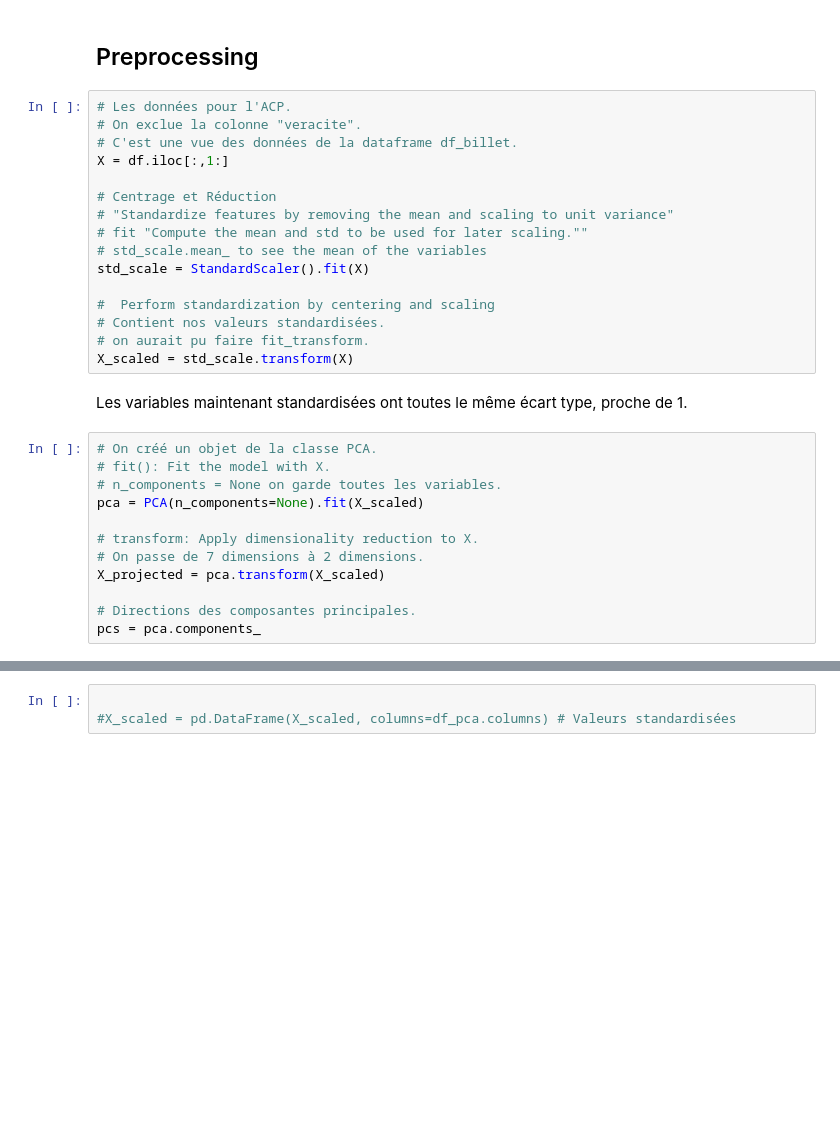
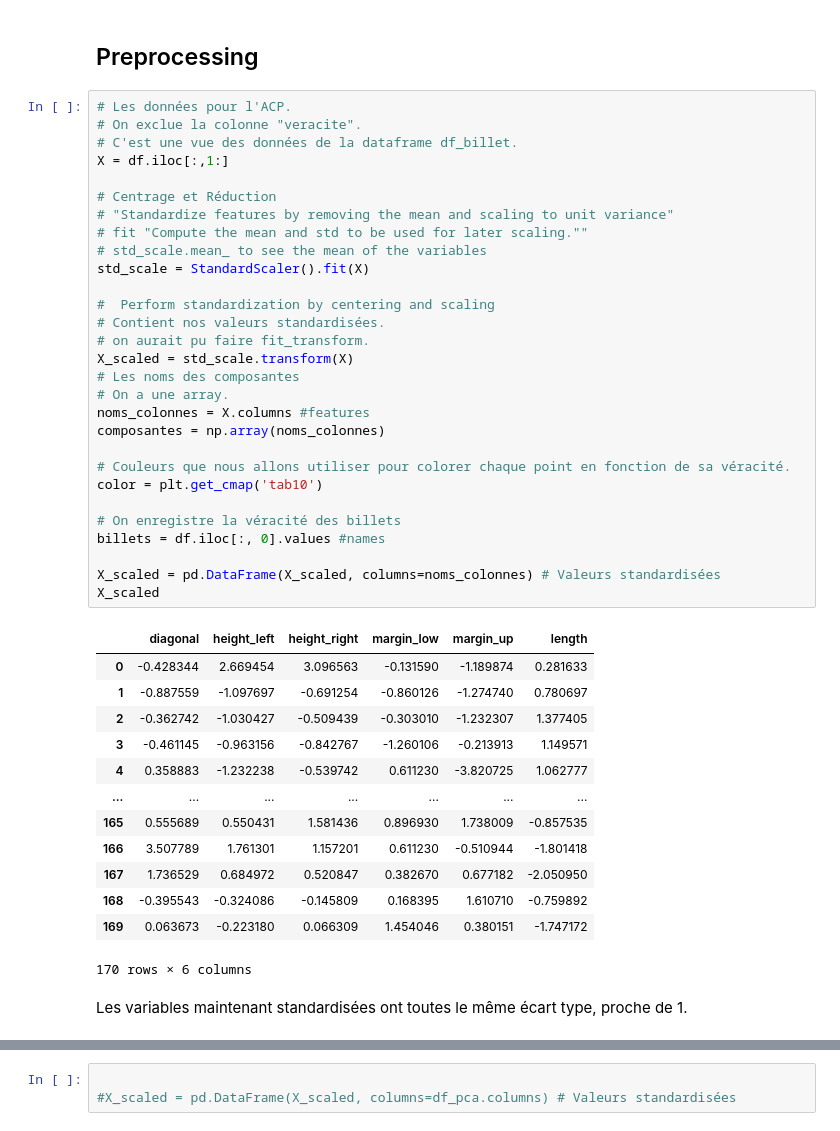
Before and after one commit to ROWAIDAK/P6-D-tectez-des-faux-billets, a Jupyter notebook: P6_01_ACP_Détectez_des_faux_billets.ipynb, the cells around one changed output, grey strips where cells are left out. Saved outputs shown, nothing was run; the diff lists cells and outputs as text; blank space fills up the shorter version.

```diff
--- a/P6_01_ACP_Détectez_des_faux_billets.ipynb
+++ b/P6_01_ACP_Détectez_des_faux_billets.ipynb
@@ -59,33 +59,48 @@ Même si toutes les variables s'expriment en millimètres, leur échelle varie.
 Standardiser les variables consiste à les centrer autour de 0, puis réduire à 1 leur écart type (standard deviation en anglais, d'où le terme standardisation). Le centrage ne change pas la forme d'une distribution, il ne fait que la déplacer.
 # %% [markdown]
 ## Preprocessing
-# %%
-# Les données pour l'ACP.
-# On exclue la colonne "veracite".
-# C'est une vue des données de la dataframe df_billet.
-X = df.iloc[:,1:]
-
-# Centrage et Réduction
-# "Standardize features by removing the mean and scaling to unit variance"
-# fit "Compute the mean and std to be used for later scaling.""
-# std_scale.mean_ to see the mean of the variables
-std_scale = StandardScaler().fit(X)
-
-#  Perform standardization by centering and scaling
-# Contient nos valeurs standardisées.
-# on aurait pu faire fit_transform.
-X_scaled = std_scale.transform(X)
+# %%
+# Les données pour l'ACP.
+# On exclue la colonne "veracite".
+# C'est une vue des données de la dataframe df_billet.
+X = df.iloc[:,1:]
+
+# Centrage et Réduction
+# "Standardize features by removing the mean and scaling to unit variance"
+# fit "Compute the mean and std to be used for later scaling.""
+# std_scale.mean_ to see the mean of the variables
+std_scale = StandardScaler().fit(X)
+
+#  Perform standardization by centering and scaling
+# Contient nos valeurs standardisées.
+# on aurait pu faire fit_transform.
+X_scaled = std_scale.transform(X)
+# Les noms des composantes
+# On a une array.
+noms_colonnes = X.columns #features
+composantes = np.array(noms_colonnes)
+
+# Couleurs que nous allons utiliser pour colorer chaque point en fonction de sa véracité.
+color = plt.get_cmap('tab10')
+
+# On enregistre la véracité des billets
+billets = df.iloc[:, 0].values #names
+
+X_scaled = pd.DataFrame(X_scaled, columns=noms_colonnes) # Valeurs standardisées
+X_scaled
+# %% [output]
+|  | diagonal | height_left | height_right | margin_low | margin_up | length |
+| 0 | -0.428344 | 2.669454 | 3.096563 | -0.131590 | -1.189874 | 0.281633 |
+| 1 | -0.887559 | -1.097697 | -0.691254 | -0.860126 | -1.274740 | 0.780697 |
+| 2 | -0.362742 | -1.030427 | -0.509439 | -0.303010 | -1.232307 | 1.377405 |
+| 3 | -0.461145 | -0.963156 | -0.842767 | -1.260106 | -0.213913 | 1.149571 |
+| 4 | 0.358883 | -1.232238 | -0.539742 | 0.611230 | -3.820725 | 1.062777 |
+| ... | ... | ... | ... | ... | ... | ... |
+| 165 | 0.555689 | 0.550431 | 1.581436 | 0.896930 | 1.738009 | -0.857535 |
+| 166 | 3.507789 | 1.761301 | 1.157201 | 0.611230 | -0.510944 | -1.801418 |
+| 167 | 1.736529 | 0.684972 | 0.520847 | 0.382670 | 0.677182 | -2.050950 |
+| 168 | -0.395543 | -0.324086 | -0.145809 | 0.168395 | 1.610710 | -0.759892 |
+| 169 | 0.063673 | -0.223180 | 0.066309 | 1.454046 | 0.380151 | -1.747172 |
+170 rows × 6 columns
 # %% [markdown]
 Les variables maintenant standardisées ont toutes le même écart type, proche de 1.
-# %%
-# On créé un objet de la classe PCA.
-# fit(): Fit the model with X.
-# n_components = None on garde toutes les variables.
-pca = PCA(n_components=None).fit(X_scaled)
-
-# transform: Apply dimensionality reduction to X.
-# On passe de 7 dimensions à 2 dimensions.
-X_projected = pca.transform(X_scaled)
-
-# Directions des composantes principales.
-pcs = pca.components_
```
Also changed, not shown: parts of 6 cells of this notebook.
